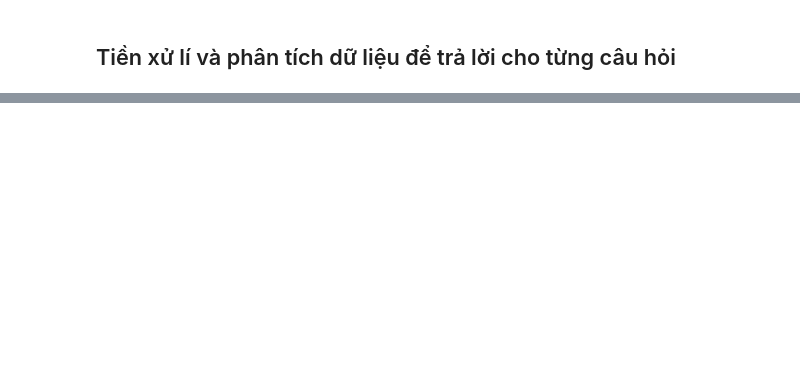
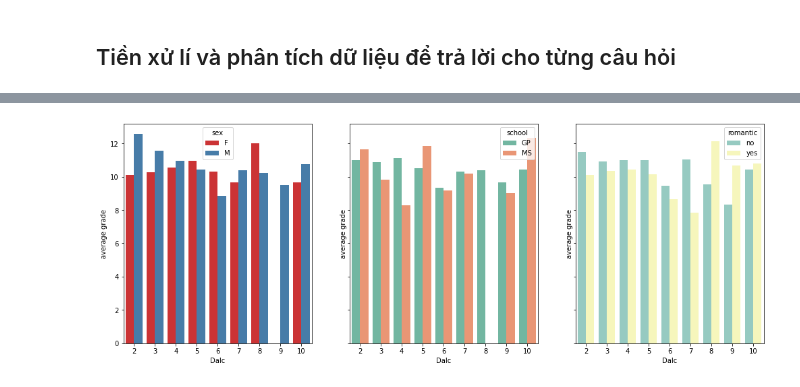
Before and after one commit to ngohuudang/P4DS_FinalProject, a Jupyter notebook: final.ipynb, the cells around one changed output, grey strips where cells are left out. Saved outputs shown, nothing was run; the diff lists cells and outputs as text; code cells hidden in the pictures; blank space fills up the shorter version.

```diff
--- a/final.ipynb
+++ b/final.ipynb
@@ -296,0 +363,18 @@ student_df["Medu"].value_counts().idxmin()
+# %%
+def bivariatte_barplot(df, x="Dalc", y="G_avg", hue=None, ax=None, color_set=1):
+    pivtab_ser = df.groupby([x, hue])[y].mean().reset_index()
+    #plotting
+    sns.barplot(x=x, y=y, hue=hue,
+                data=pivtab_ser, ax=ax,
+                palette="Set%s"%(color_set+1)).set_ylabel("average grade")
+hues = ['sex', 'school', 'romantic']
+
+#plotting
+fig, axes = plt.subplots(1, len(hues), figsize=(17,6), sharey=True)
+for idx, hue in enumerate(hues):
+      bivariatte_barplot(student_mat_df,
+                         hue=hue,
+                         ax=axes[idx],
+                         color_set=idx)
+# %% [output]
+[figure, added]
```
Also changed, not shown: parts of 28 cells of this notebook.
